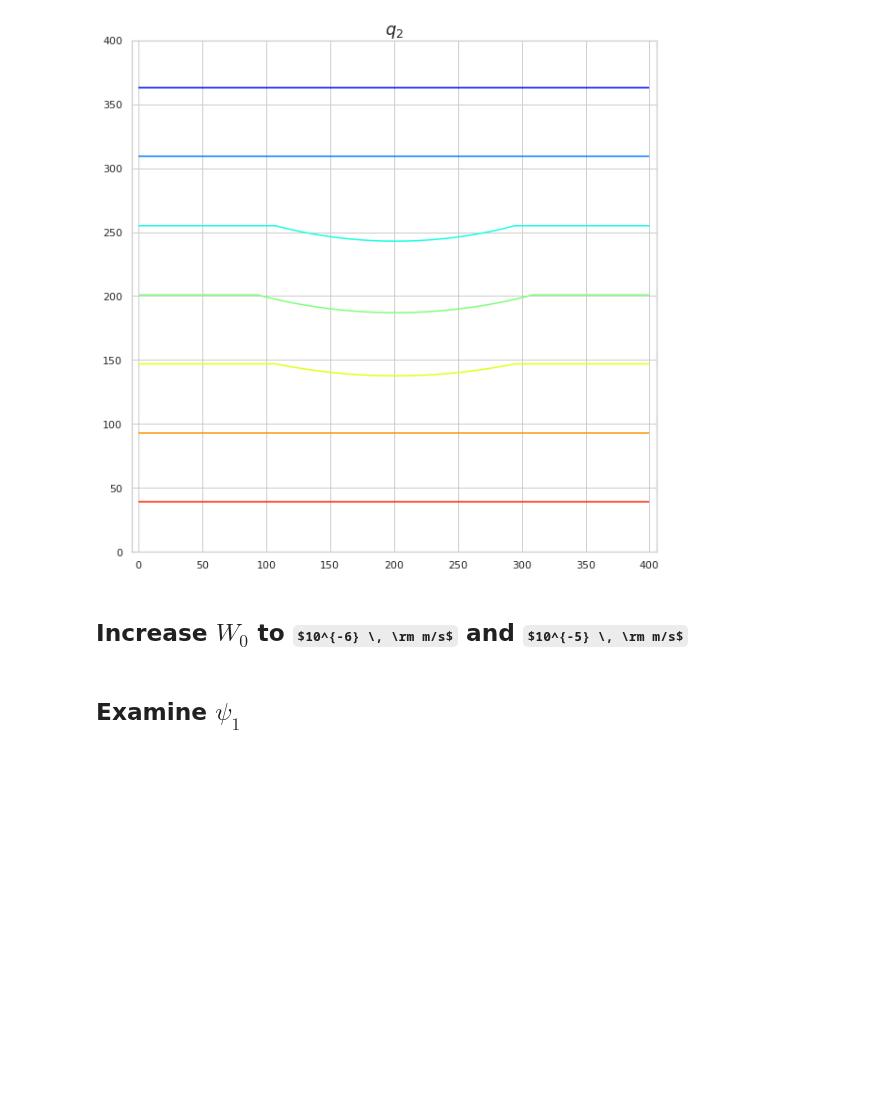
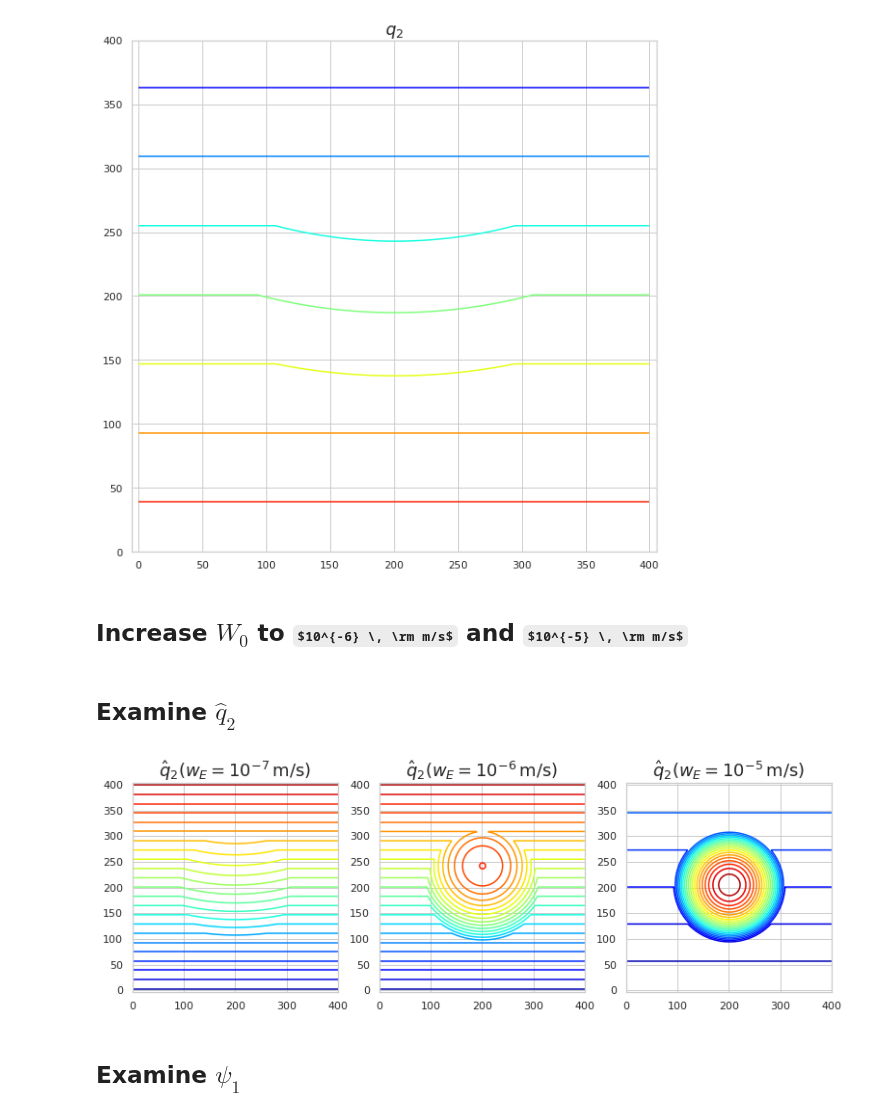
Before and after one commit to profxj/ocea200, a Jupyter notebook: OCEA-201/hw/3/Homework3.ipynb, the cells around one changed output. Saved outputs shown, nothing was run; the diff lists cells and outputs as text; code cells hidden in the pictures; some formulas as TeX source; blank space fills up the shorter version.

```diff
--- a/OCEA-201/hw/3/Homework3.ipynb
+++ b/OCEA-201/hw/3/Homework3.ipynb
@@ -89,6 +91,16 @@ _, _, _, we_2, psib_2, psi1_2, psi2_2, q2hat_2, q2_2 = RY_midocn.run_midocn(
     W0=1e-6, ncell=401)
 _, _, _, we_3, psib_3, psi1_3, psi2_3, q2hat_3, q2_3 = RY_midocn.run_midocn(
     W0=1e-5, ncell=401)
+# %% [markdown]
+## Examine $\hat q_2$
+# %%
+fig, (ax1, ax2, ax3) = plt.subplots(1, 3, figsize=(13,4))
+#
+contour_plot(q2hat, title=r'$\hat q_2 (w_E = 10^{-7} \, \rm m/s)$', ax=ax1, nlevels=22, clabel=False)
+contour_plot(q2hat_2, title=r'$\hat q_2 (w_E = 10^{-6} \, \rm m/s)$', ax=ax2, nlevels=22, clabel=False)
+contour_plot(q2hat_3, title=r'$\hat q_2 (w_E = 10^{-5} \, \rm m/s)$', ax=ax3, nlevels=22, clabel=False)
+# %% [output]
+[figure, added]
 # %% [markdown]
 ## Examine $\psi_1$
 # %%
```
Also changed, not shown: parts of 21 cells of this notebook, 11 other files.
